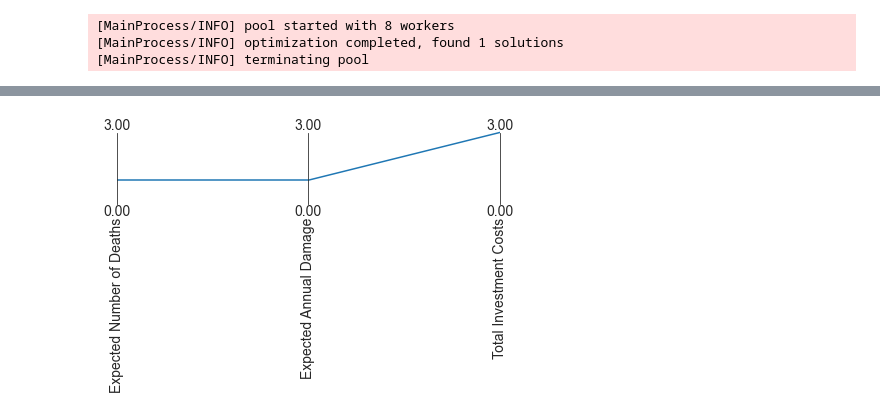
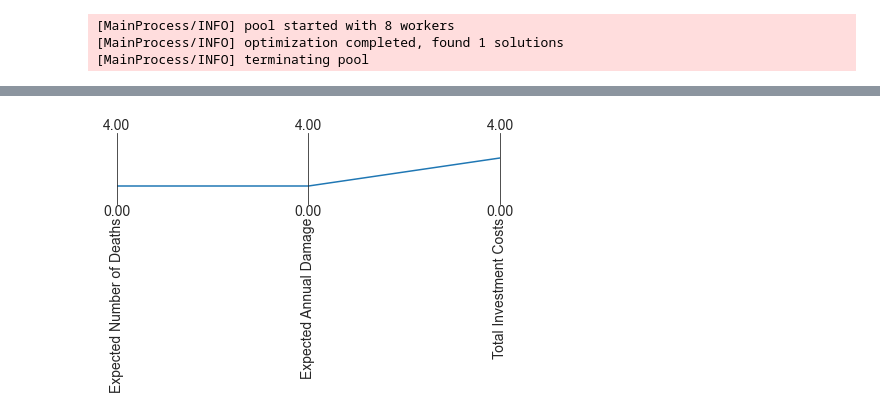
Before and after one commit to hannadenekamp/modelbased, a Jupyter notebook: Robustness.ipynb, the cells around one changed output, grey strips where cells are left out. Saved outputs shown, nothing was run; the diff lists cells and outputs as text; code cells hidden in the pictures.

```diff
--- a/Robustness.ipynb
+++ b/Robustness.ipynb
@@ -34,18 +30,3 @@ Total_Investment_Costs = costs #THOSE NUMBERS NEED TO BE SPECIFIED AGAIN
-# %%
-def robustness(direction, threshold, data):
-    if direction == SMALLER:
-        return np.sum(data<=threshold)/data.shape[0]
-    else:
-        return np.sum(data<=threshold)/data.shape[0]
-
-SMALLER = 'SMALLER'
-
-def costs(data):
-    return data[0]/1e9 # makes numbers nicer
-
-Expected_Number_of_Deaths = functools.partial(robustness, SMALLER, 0.001) #not ok
-Expected_Annual_Damage = functools.partial(robustness, SMALLER, 80e6) #THOSE NUMBERS NEED TO BE SPECIFIED AGAIN
-Total_Investment_Costs = costs #THOSE NUMBERS NEED TO BE SPECIFIED AGAIN
 # %%
 from problem_formulation import get_model_for_problem_formulation
 
@@ -84,7 +65,7 @@ CategoricalParameter('A.4_Brate', [0, 1, 2])
 CategoricalParameter('A.5_Brate', [0, 1, 2])
 # %%
 # True, use results in pickle file; False, run MultiprocessingEvaluator
-use_pickle1 = True
+use_pickle1 = False
 
 if use_pickle1:
     with open('data/formulation_results.pickle', 'rb') as filehandler:
@@ -206,7 +192,7 @@ robustnes_functions = [ScalarOutcome('Expected Number of Deaths', kind=MAXIMIZE,
                        ScalarOutcome('Total Investment Costs', kind=MAXIMIZE,
                                      function=Total_Investment_Costs),
                       ]
-use_pickle4 = True
+use_pickle4 = False
 if use_pickle4:
     with open('data/moro_results4.pickle', 'rb') as filehandler:
         results4 = pickle.load(filehandler)
@@ -215,7 +201,7 @@ else:
     convergence = [HyperVolume(minimum=[0, 0, 0], maximum=[1.01, 1.01, 3.01]),
     EpsilonProgress(),]
 
-    epsilons=[0.05,]*len(robustnes_functions)  #final value of epsilon should be much lower.Just for experiment purposes is 1
+    epsilons=[0.025,]*len(robustnes_functions)  #final value of epsilon should be much lower.Just for experiment purposes is 1
     with MultiprocessingEvaluator(model) as evaluator:
         results4 = evaluator.robust_optimize(robustnes_functions, scenarios, nfe=nfe,
                                                          convergence=convergence, epsilons=epsilons)
@@ -227,3 +213,7 @@ archive1, convergence = results4
 [MainProcess/INFO] pool started with 8 workers
 [MainProcess/INFO] optimization completed, found 1 solutions
 [MainProcess/INFO] terminating pool
+# %%
+archive1 = archive1.T
+
+archive1
@@ -230,16 +238,16 @@ archive1, convergence = results4
 # %%
 from ema_workbench.analysis import parcoords
 
 data = archive1.loc[:, [o.name for o in robustnes_functions]]
 limits = parcoords.get_limits(data)
 limits.loc[0, :] = 0
-limits.loc[1, :] = 3
+limits.loc[1, :] = 4
 
 paraxes = parcoords.ParallelAxes(limits)
 paraxes.plot(data)
 plt.show()
 # %% [output]
-[figure, old version]
+[figure, new version]
 # %%
 fig, ax = plt.subplots()
 ax.plot(convergence.nfe, convergence.epsilon_progress)
```
Also changed, not shown: parts of 39 cells of this notebook, 4 other files.
